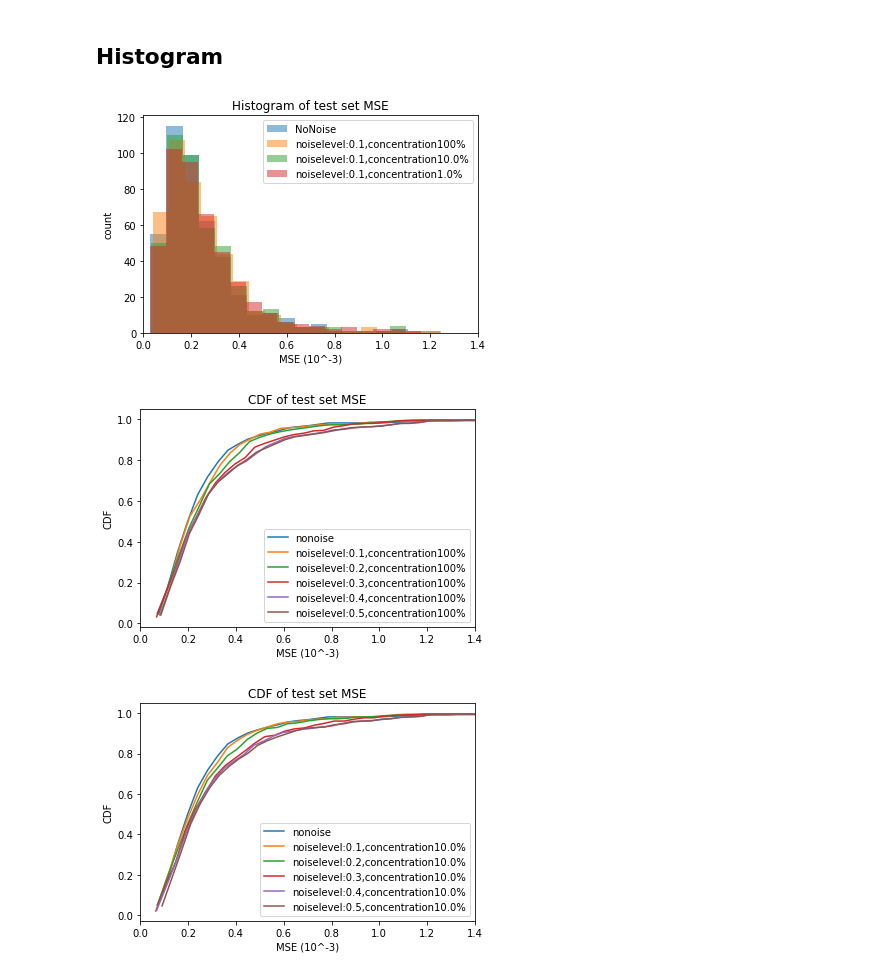
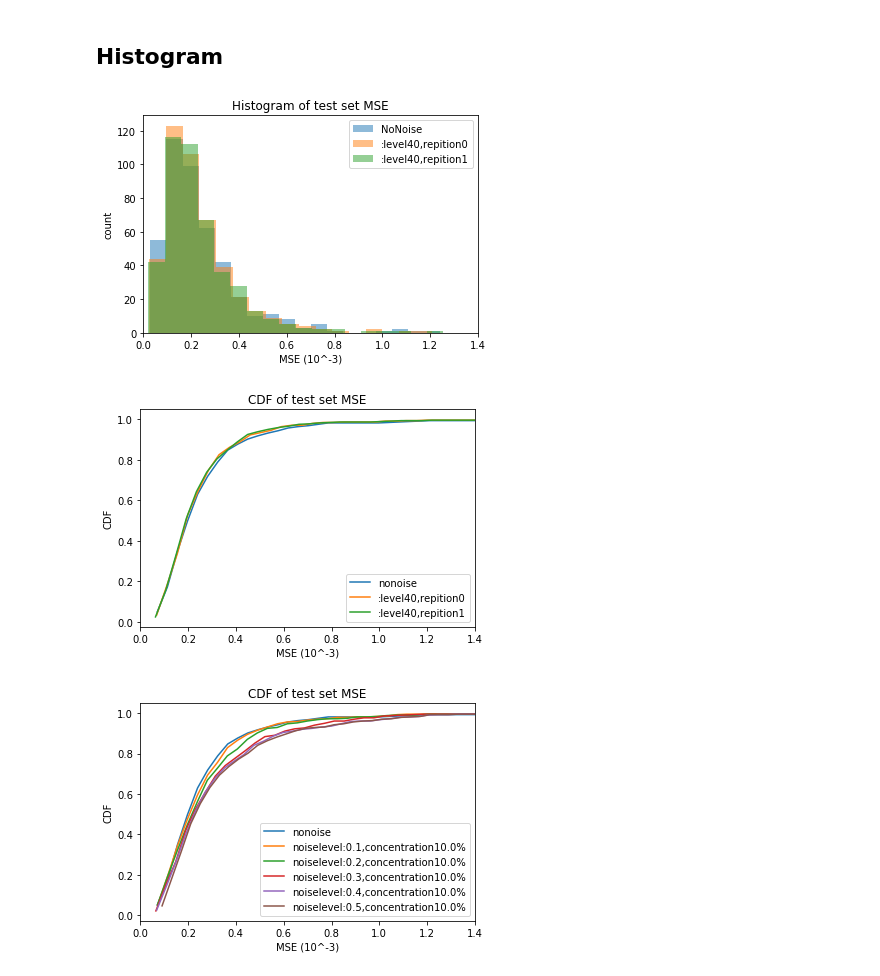
Before and after one commit to trdvangraft/mlbio, a Jupyter notebook: Data visualisations-RobustnessAnalysis.ipynb, the cells around one changed output. Cells and saved outputs as stored; diff of their text form; code cells hidden in the pictures.

```diff
--- a/Data visualisations-RobustnessAnalysis.ipynb
+++ b/Data visualisations-RobustnessAnalysis.ipynb
@@ -10,13 +10,14 @@ import math
 testFS = "./src/testFS.txt"
 testMSE = "./src/testMSE.txt"
 
-levels = [0.1,0.2, 0.3, 0.4, 0.5]
-concentrations = [1, 0.1, 0.01]
-filenameDic = {}
+levels = [40]
+repetitions = [0,1]
+lst = []
+typelst = []
 for l in levels:
-    for c in concentrations:
-        filenameDic[f"{l},{c}"] = (f"./src/level{int(l*100)}_concentration{int(c*100)}_testMSE.txt",
-                                   f"./src/level{int(l*100)}_concentration{int(c*100)}_testFS.txt")
+    for r in repetitions:
+        filenameDic[f"{l},{r}"] = (f"./src/{l}percent_repetition{r}_testMSE.txt",
+                                  f"./src/{l}percent_repetition{r}_testFS.txt")
 
 def readFiles(filename):
 
@@ -24,30 +25,18 @@ def readFiles(filename):
         string = file.read()
 
     return np.array(ast.literal_eval(string))
-
-def todict(lst):
-    dic = {}
-    assert len(lst) == 3
-    dic["FS"] = readFiles(lst[0])
-    dic["MSE"] = readFiles(lst[1])
-    dic["50FS"] = readFiles(lst[2])
-    dic["50MSE"] = readFiles(lst[3])
-    dic["75FS"] = readFiles(lst[4])
-    dic["75MSE"] = readFiles(lst[5])
-
-    return dic
 # %%
 standardMSE = readFiles(testMSE)
 standardFS = readFiles(testFS)
 
-levels = [0.1,0.2, 0.3, 0.4, 0.5]
-concentrations = [1, 0.1, 0.01]
+levels = [40]
+repetitions = [0,1]
 MSEresults = []
 FSresults = []
 labels = []
 for l in levels:
-    for c in concentrations:
-        labels.append(f"noiselevel:{l},concentration{c*100}%")
+    for c in repetitions:
+        labels.append(f":level{l},repition{c}")
         MSEresults.append(readFiles(filenameDic[f"{l},{c}"][0]))
         FSresults.append(readFiles(filenameDic[f"{l},{c}"][1]))
 
@@ -73,29 +61,29 @@ print(standardMSE.sum())
 # %%
 def scale(data):
     return data*1000
 
 standardMSEScaled = scale(standardMSE)
 
 n = math.ceil((standardMSEScaled.max() - standardMSEScaled.min())/0.07)
 plt.hist(standardMSEScaled, bins=n,alpha=0.5, label="NoNoise")
 # i = 2
 # plt.hist(scale(MSEresults.iloc[0+i]),bins=n,alpha=0.5, label=labels[0+i])
 # plt.hist(scale(MSEresults.iloc[3+i]),bins=n,alpha=0.5, label=labels[3+i])
 # plt.hist(scale(MSEresults.iloc[6+i]),bins=n,alpha=0.5, label=labels[6+i])
 # plt.hist(scale(MSEresults.iloc[9+i]),bins=n,alpha=0.5, label=labels[9+i])
 plt.hist(scale(MSEresults.iloc[0]),bins=n,alpha=0.5, label=labels[0])
 plt.hist(scale(MSEresults.iloc[1]),bins=n,alpha=0.5, label=labels[1])
-plt.hist(scale(MSEresults.iloc[2]),bins=n,alpha=0.5, label=labels[2])
+# plt.hist(scale(MSEresults.iloc[2]),bins=n,alpha=0.5, label=labels[2])
 
 
 plt.title("Histogram of test set MSE")
 plt.ylabel("count")
 plt.xlabel("MSE (10^-3)")
 plt.legend()
 plt.xlim([0, 1.4])
 plt.show()
 # %% [output]
-[figure, old version]
+[figure, new version]
 # %%
 def generateCDF(data, label):
     count, bins_count = np.histogram(data, bins=40)
@@ -115,10 +103,10 @@ def generateCDF(data, label):
     plt.legend()
 
 generateCDF(standardMSEScaled, "nonoise")
-for i in range(0,15,3):
+for i in range(0,2):
     generateCDF(scale(MSEresults.iloc[i]),label=labels[i])
 # %% [output]
-[figure, old version]
+[figure, new version]
 # %%
 generateCDF(standardMSEScaled, "nonoise")
 for i in range(1,15,3):
```
Also changed, not shown: parts of 1 cell of this notebook, 35 other files.
